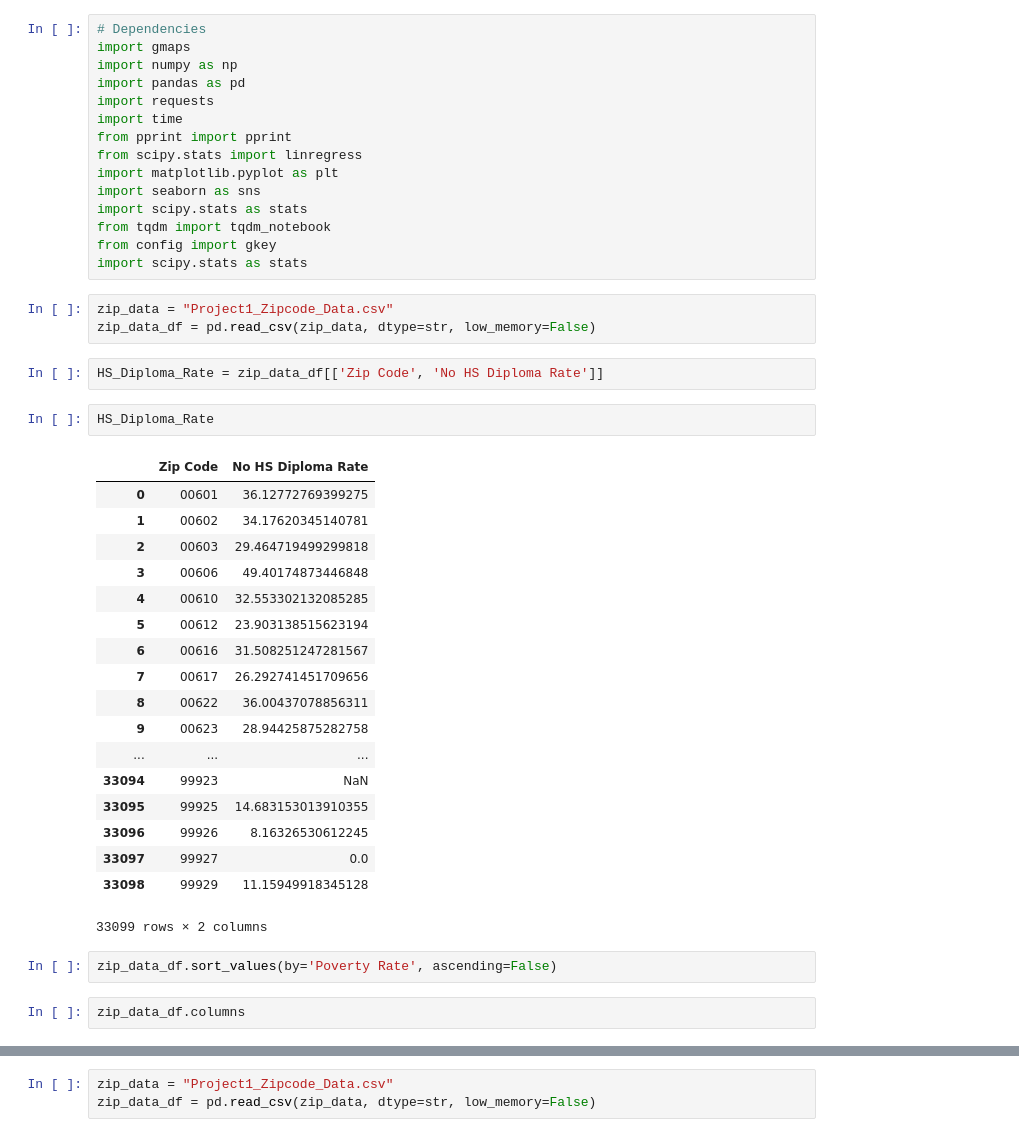
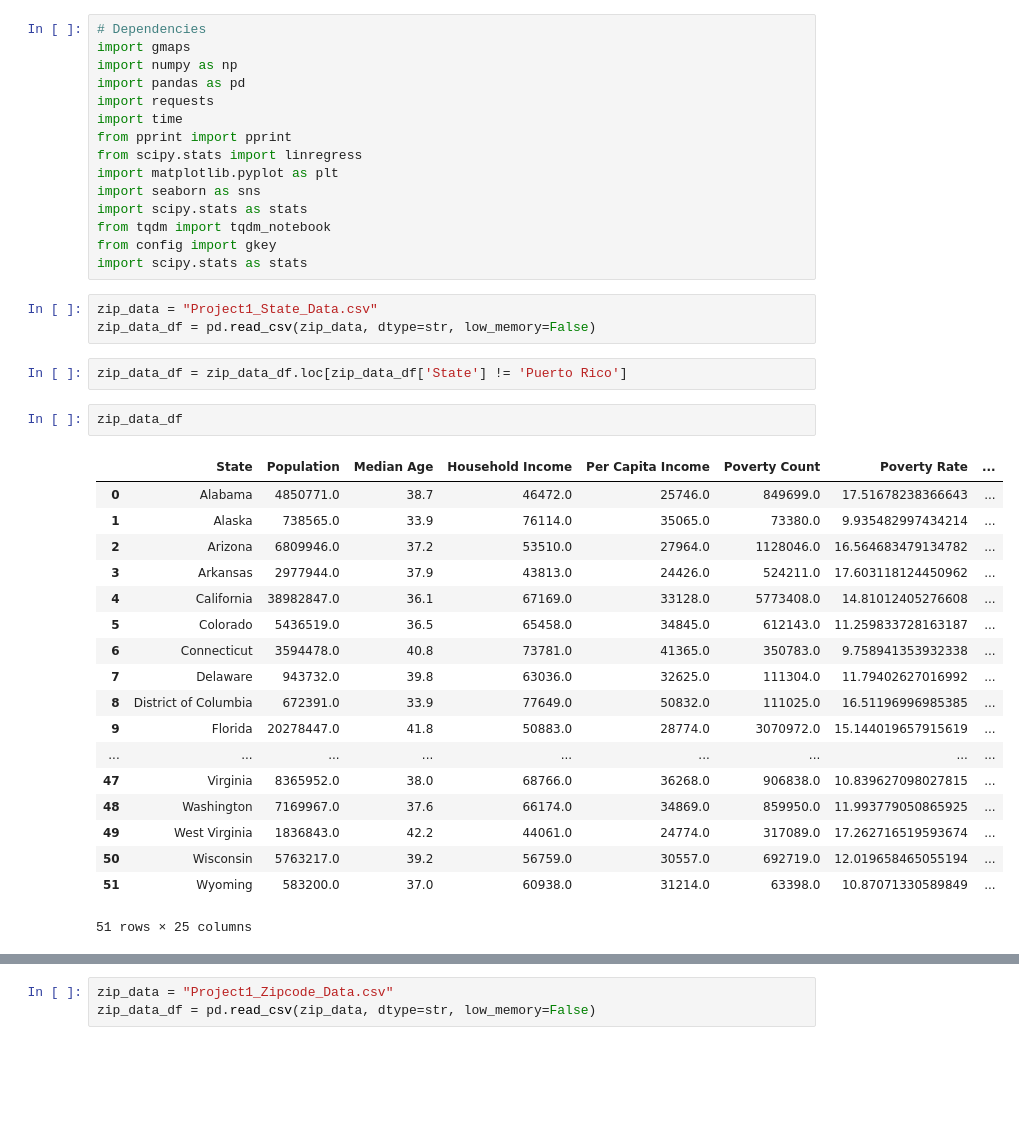
Before and after one commit to trigus00/Project_1, a Jupyter notebook: Stats_ZipCode.ipynb, the cells around one changed output, grey strips where cells are left out. Cells and saved outputs as stored; diff of their text form; blank space fills up the shorter version.

```diff
--- a/Stats_ZipCode.ipynb
+++ b/Stats_ZipCode.ipynb
@@ -14,32 +14,28 @@ from tqdm import tqdm_notebook
 from config import gkey
 import scipy.stats as stats
 # %%
-zip_data = "Project1_Zipcode_Data.csv"
+zip_data = "Project1_State_Data.csv"
 zip_data_df = pd.read_csv(zip_data, dtype=str, low_memory=False)
-# %%
-HS_Diploma_Rate = zip_data_df[['Zip Code', 'No HS Diploma Rate']]
-# %%
-HS_Diploma_Rate
-# %% [output]
-|  | Zip Code | No HS Diploma Rate |
-| 0 | 00601 | 36.12772769399275 |
-| 1 | 00602 | 34.17620345140781 |
-| 2 | 00603 | 29.464719499299818 |
-| 3 | 00606 | 49.40174873446848 |
-| 4 | 00610 | 32.553302132085285 |
-| 5 | 00612 | 23.903138515623194 |
-| 6 | 00616 | 31.508251247281567 |
-| 7 | 00617 | 26.292741451709656 |
-| 8 | 00622 | 36.00437078856311 |
-| 9 | 00623 | 28.94425875282758 |
-| ... | ... | ... |
-| 33094 | 99923 | NaN |
-| 33095 | 99925 | 14.683153013910355 |
-| 33096 | 99926 | 8.16326530612245 |
-| 33097 | 99927 | 0.0 |
-| 33098 | 99929 | 11.15949918345128 |
-33099 rows × 2 columns
-# %%
-zip_data_df.sort_values(by='Poverty Rate', ascending=False)
+# %%
+zip_data_df = zip_data_df.loc[zip_data_df['State'] != 'Puerto Rico']
 # %%
-zip_data_df.columns
+zip_data_df
+# %% [output]
+|  | State | Population | Median Age | Household Income | Per Capita Income | Poverty Count | Poverty Rate | ... |
+| 0 | Alabama | 4850771.0 | 38.7 | 46472.0 | 25746.0 | 849699.0 | 17.51678238366643 | ... |
+| 1 | Alaska | 738565.0 | 33.9 | 76114.0 | 35065.0 | 73380.0 | 9.935482997434214 | ... |
+| 2 | Arizona | 6809946.0 | 37.2 | 53510.0 | 27964.0 | 1128046.0 | 16.564683479134782 | ... |
+| 3 | Arkansas | 2977944.0 | 37.9 | 43813.0 | 24426.0 | 524211.0 | 17.603118124450962 | ... |
+| 4 | California | 38982847.0 | 36.1 | 67169.0 | 33128.0 | 5773408.0 | 14.81012405276608 | ... |
+| 5 | Colorado | 5436519.0 | 36.5 | 65458.0 | 34845.0 | 612143.0 | 11.259833728163187 | ... |
+| 6 | Connecticut | 3594478.0 | 40.8 | 73781.0 | 41365.0 | 350783.0 | 9.758941353932338 | ... |
+| 7 | Delaware | 943732.0 | 39.8 | 63036.0 | 32625.0 | 111304.0 | 11.79402627016992 | ... |
+| 8 | District of Columbia | 672391.0 | 33.9 | 77649.0 | 50832.0 | 111025.0 | 16.51196996985385 | ... |
+| 9 | Florida | 20278447.0 | 41.8 | 50883.0 | 28774.0 | 3070972.0 | 15.144019657915619 | ... |
+| ... | ... | ... | ... | ... | ... | ... | ... | ... |
+| 47 | Virginia | 8365952.0 | 38.0 | 68766.0 | 36268.0 | 906838.0 | 10.839627098027815 | ... |
+| 48 | Washington | 7169967.0 | 37.6 | 66174.0 | 34869.0 | 859950.0 | 11.993779050865925 | ... |
+| 49 | West Virginia | 1836843.0 | 42.2 | 44061.0 | 24774.0 | 317089.0 | 17.262716519593674 | ... |
+| 50 | Wisconsin | 5763217.0 | 39.2 | 56759.0 | 30557.0 | 692719.0 | 12.019658465055194 | ... |
+| 51 | Wyoming | 583200.0 | 37.0 | 60938.0 | 31214.0 | 63398.0 | 10.87071330589849 | ... |
+51 rows × 25 columns
```
Also changed, not shown: parts of 16 cells of this notebook, 7 other files.
